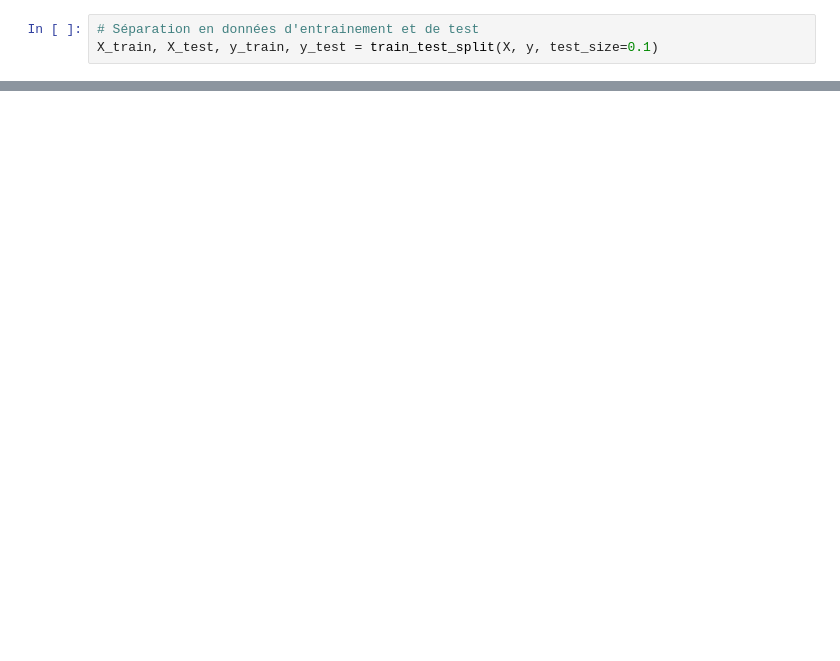
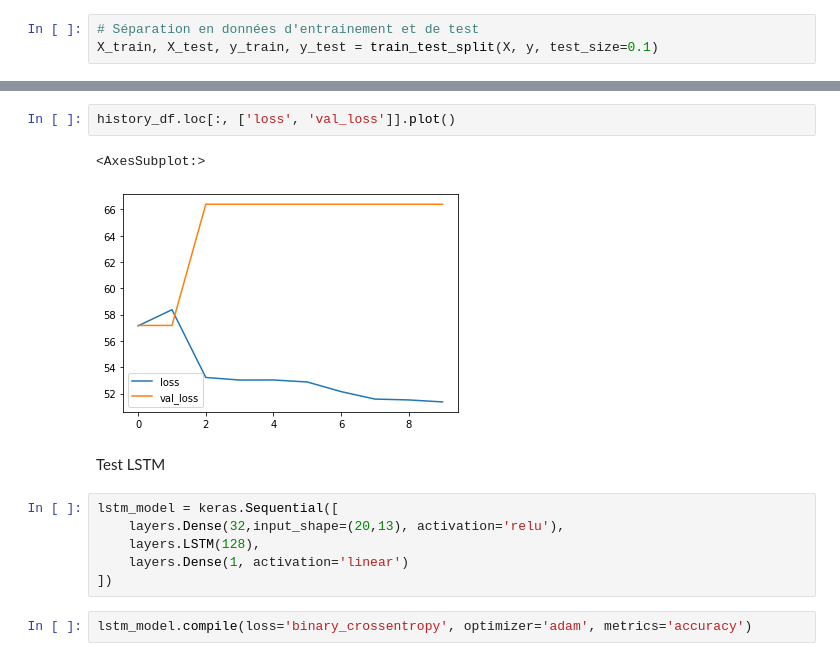
Before and after one commit to benmessao/PFE, a Jupyter notebook: source/deep learning/sequence_creation.ipynb, the cells around one changed output, grey strips where cells are left out. Saved outputs shown, nothing was run; the diff lists cells and outputs as text; blank space fills up the shorter version.

```diff
--- a/source/deep learning/sequence_creation.ipynb
+++ b/source/deep learning/sequence_creation.ipynb
@@ -233,0 +359,15 @@ ValueError: Failed to convert a NumPy array to a Tensor (Unsupported object type
+# %%
+history_df.loc[:, ['loss', 'val_loss']].plot()
+# %% [output]
+<AxesSubplot:>
+[figure, added]
+# %% [markdown]
+Test LSTM
+# %%
+lstm_model = keras.Sequential([
+    layers.Dense(32,input_shape=(20,13), activation='relu'),
+    layers.LSTM(128),
+    layers.Dense(1, activation='linear')
+])
+# %%
+lstm_model.compile(loss='binary_crossentropy', optimizer='adam', metrics='accuracy')
```
Also changed, not shown: parts of 34 cells of this notebook, 1 other file.
